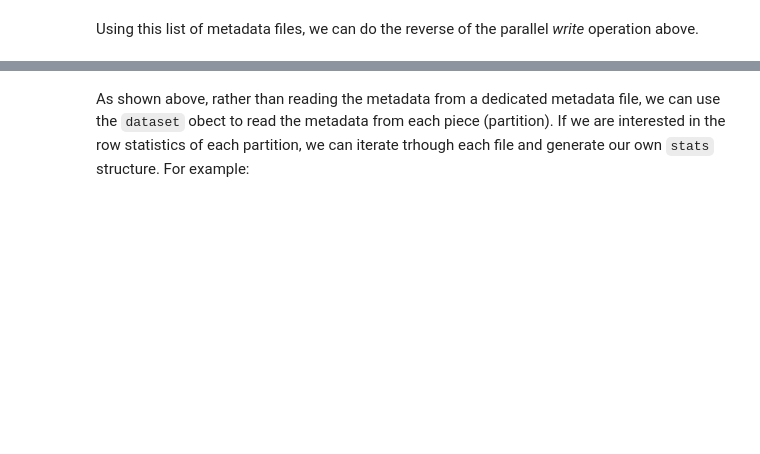
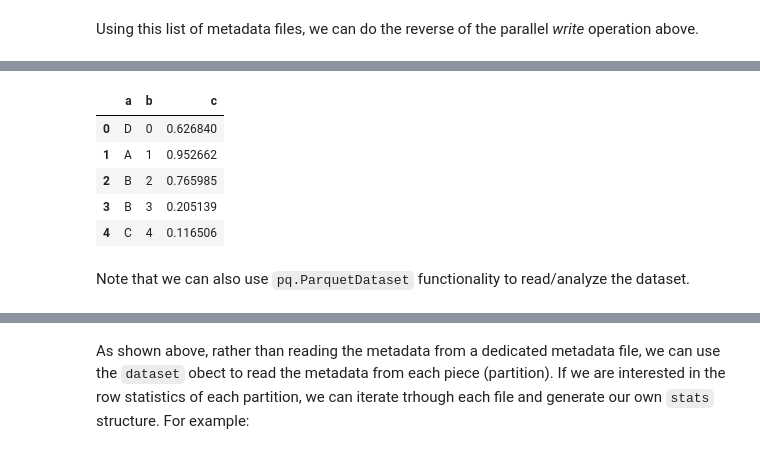
Before and after one commit to rjzamora/notebooks, a Jupyter notebook: pandas_pyarrow_simple.ipynb, the cells around one changed output, grey strips where cells are left out. Drawn from its saved outputs; the diff is of its cells as text; code cells hidden in the pictures; blank space fills up the shorter version.

Commit message:
more planning for dask implementation of parquet reader

```diff
--- a/pandas_pyarrow_simple.ipynb
+++ b/pandas_pyarrow_simple.ipynb
@@ -251,0 +273,4 @@ Using this list of metadata files, we can do the reverse of the parallel *write*
+# %%
+%time df_rd = pd.concat(df_part_rd).sort_index()
+df_rd.head()
+# %% [output]
@@ -251,0 +279,6 @@ Using this list of metadata files, we can do the reverse of the parallel *write*
+|  | a | b | c |
+| 0 | D | 0 | 0.626840 |
+| 1 | A | 1 | 0.952662 |
+| 2 | B | 2 | 0.765985 |
+| 3 | B | 3 | 0.205139 |
+| 4 | C | 4 | 0.116506 |
@@ -251,0 +289,2 @@ Using this list of metadata files, we can do the reverse of the parallel *write*
+# %% [markdown]
+Note that we can also use `pq.ParquetDataset` functionality to read/analyze the dataset.
```
Also changed, not shown: parts of 22 cells of this notebook.
